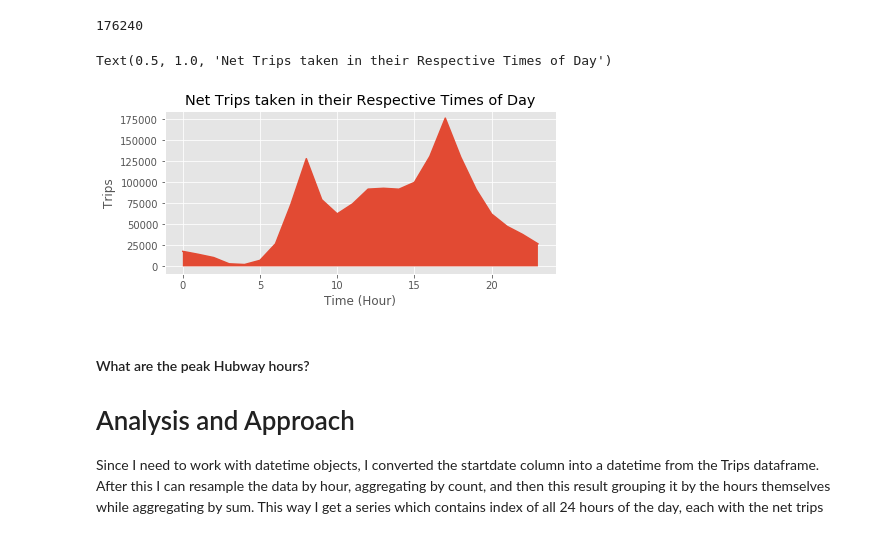
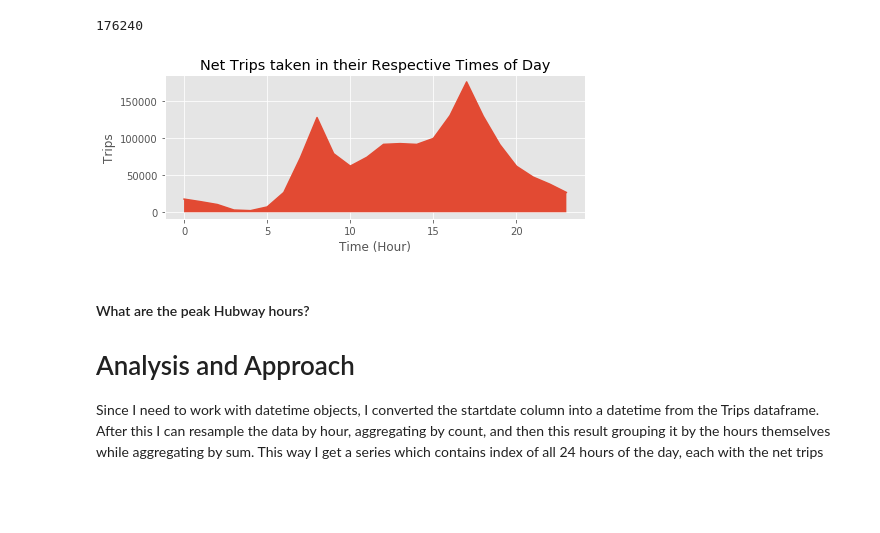
Before and after one commit to jisanos/Hubway-Data-Visualization-Challenge, a Jupyter notebook: Exam_Script.ipynb, the cells around one changed output. Drawn from its saved outputs; the diff is of its cells as text; code cells hidden in the pictures; blank space fills up the shorter version.

```diff
--- a/Exam_Script.ipynb
+++ b/Exam_Script.ipynb
@@ -158,14 +158,14 @@ Trips_per_hour.max()
 # %%
 plt.style.use('ggplot')
 plt.figure(figsize=(7,3))
 plt.plot(Trips_per_hour)
 plt.fill_between(Trips_per_hour.index.values, Trips_per_hour.values)
 plt.xlabel('Time (Hour)')
 plt.ylabel('Trips')
 plt.title('Net Trips taken in their Respective Times of Day')
+plt.tight_layout()
 # %% [output]
-Text(0.5, 1.0, 'Net Trips taken in their Respective Times of Day')
-[figure, old version]
+[figure, new version]
 # %% [markdown]
 #### What are the peak Hubway hours?
 
```
Also changed, not shown: parts of 10 cells of this notebook.
